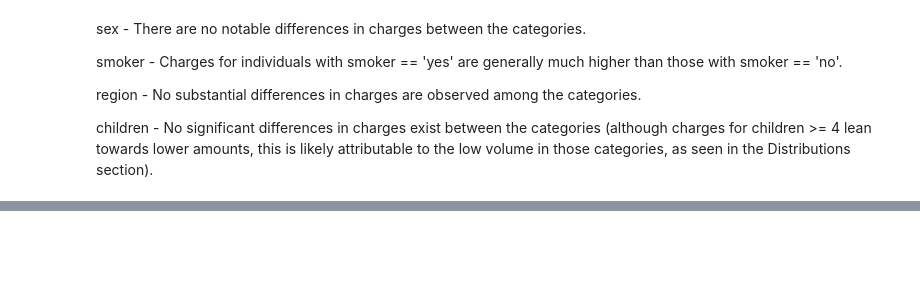
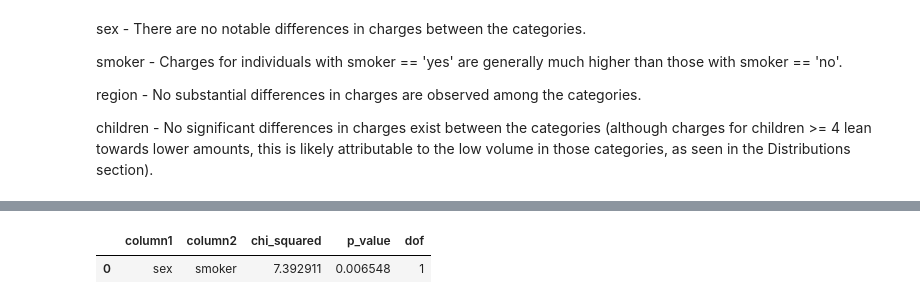
Before and after one commit to ruddysimon/Predictive-Insurance-Premium-Estimation-with-XGBoost, a Jupyter notebook: Insurance_modeling.ipynb, the cells around one changed output, grey strips where cells are left out. Cells and saved outputs as stored; diff of their text form; code cells hidden in the pictures; blank space fills up the shorter version.

```diff
--- a/Insurance_modeling.ipynb
+++ b/Insurance_modeling.ipynb
@@ -272,0 +446,5 @@ children - No significant differences in charges exist between the categories (a
+# %%
+X_chi[X_chi['p_value'] < 0.05]
+# %% [output]
+|  | column1 | column2 | chi_squared | p_value | dof |
+| 0 | sex | smoker | 7.392911 | 0.006548 | 1 |
```
Also changed, not shown: parts of 25 cells of this notebook.
